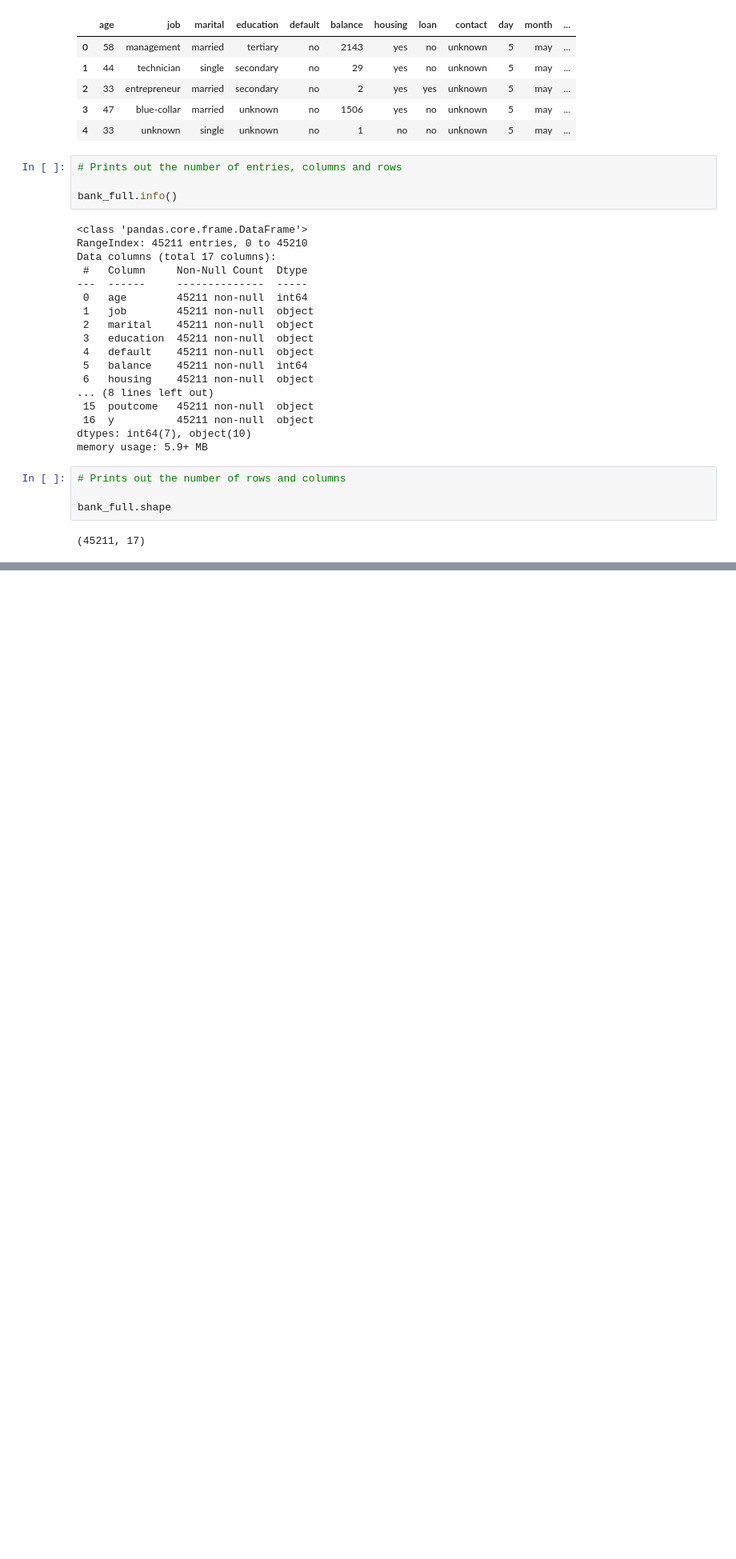
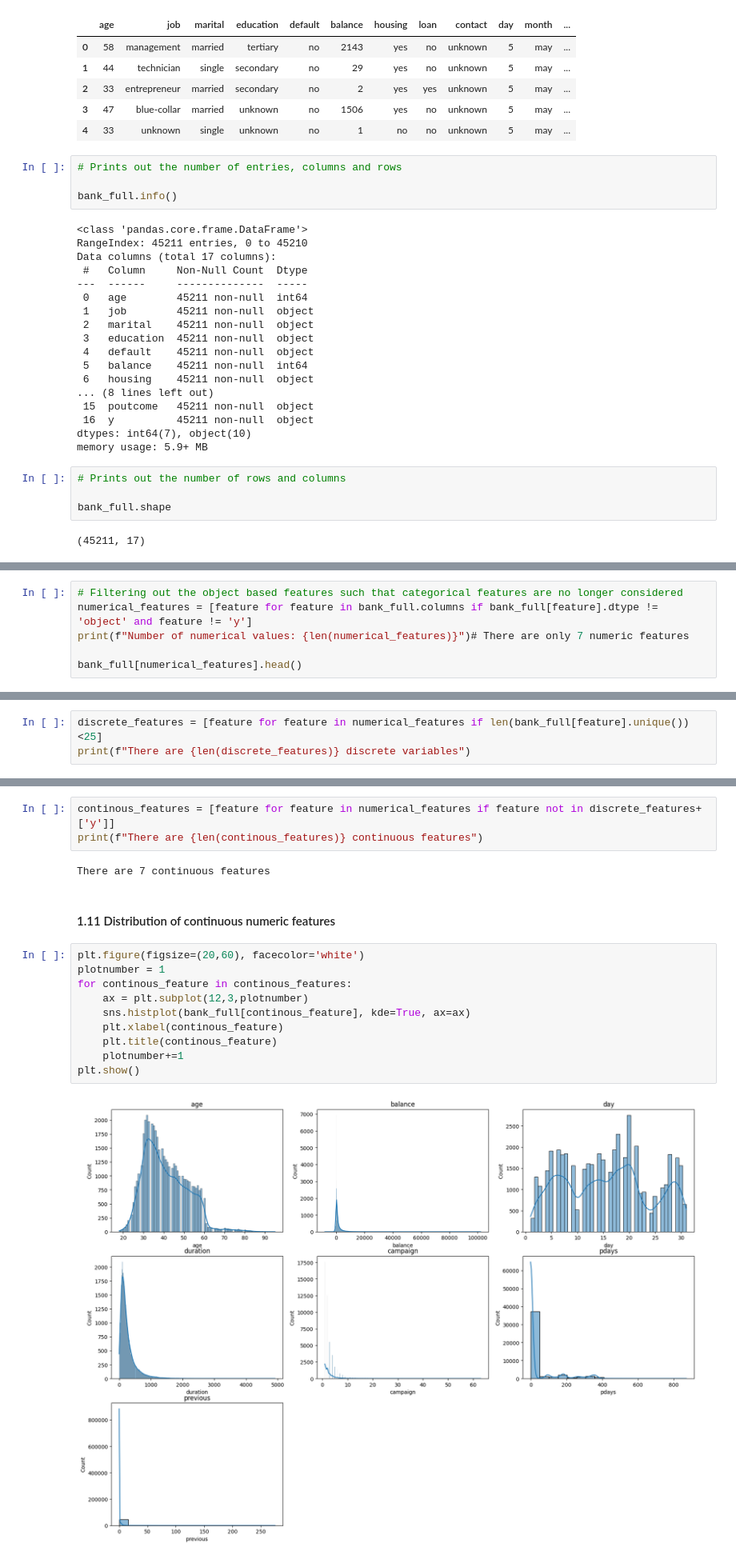
Before and after one commit to ethanchristoff/CM2604_CW, a Jupyter notebook: CM2604_CW_20221812_2331419.ipynb, the cells around one changed output, grey strips where cells are left out. Shown at 80% size. Cells and saved outputs as stored; diff of their text form; blank space fills up the shorter version.

```diff
--- a/CM2604_CW_20221812_2331419.ipynb
+++ b/CM2604_CW_20221812_2331419.ipynb
@@ -107,0 +246,6 @@ else:
+# %%
+# Filtering out the object based features such that categorical features are no longer considered
+numerical_features = [feature for feature in bank_full.columns if bank_full[feature].dtype != 'object' and feature != 'y']
+print(f"Number of numerical values: {len(numerical_features)}")# There are only 7 numeric features
+
+bank_full[numerical_features].head()
@@ -107,0 +262,3 @@ else:
+# %%
+discrete_features = [feature for feature in numerical_features if len(bank_full[feature].unique())<25]
+print(f"There are {len(discrete_features)} discrete variables")
@@ -107,0 +273,19 @@ else:
+# %%
+continous_features = [feature for feature in numerical_features if feature not in discrete_features+['y']]
+print(f"There are {len(continous_features)} continuous features")
+# %% [output]
+There are 7 continuous features
+# %% [markdown]
+#### 1.11 Distribution of continuous numeric features
+# %%
+plt.figure(figsize=(20,60), facecolor='white')
+plotnumber = 1
+for continous_feature in continous_features:
+    ax = plt.subplot(12,3,plotnumber)
+    sns.histplot(bank_full[continous_feature], kde=True, ax=ax)
+    plt.xlabel(continous_feature)
+    plt.title(continous_feature)
+    plotnumber+=1
+plt.show()
+# %% [output]
+[figure, added]
```
Also changed, not shown: parts of 36 cells of this notebook.
